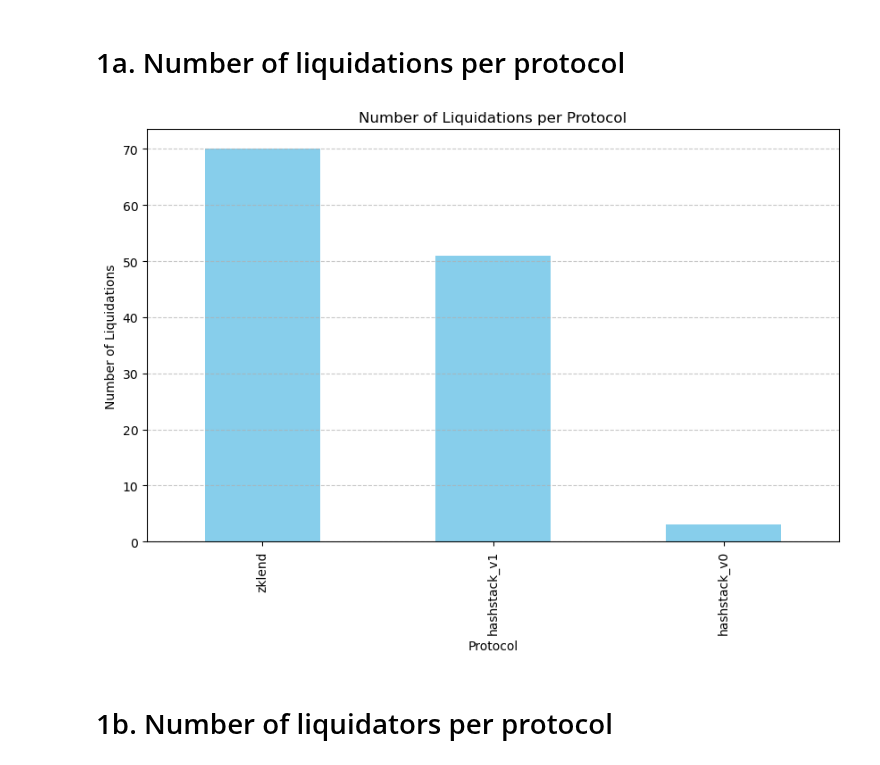
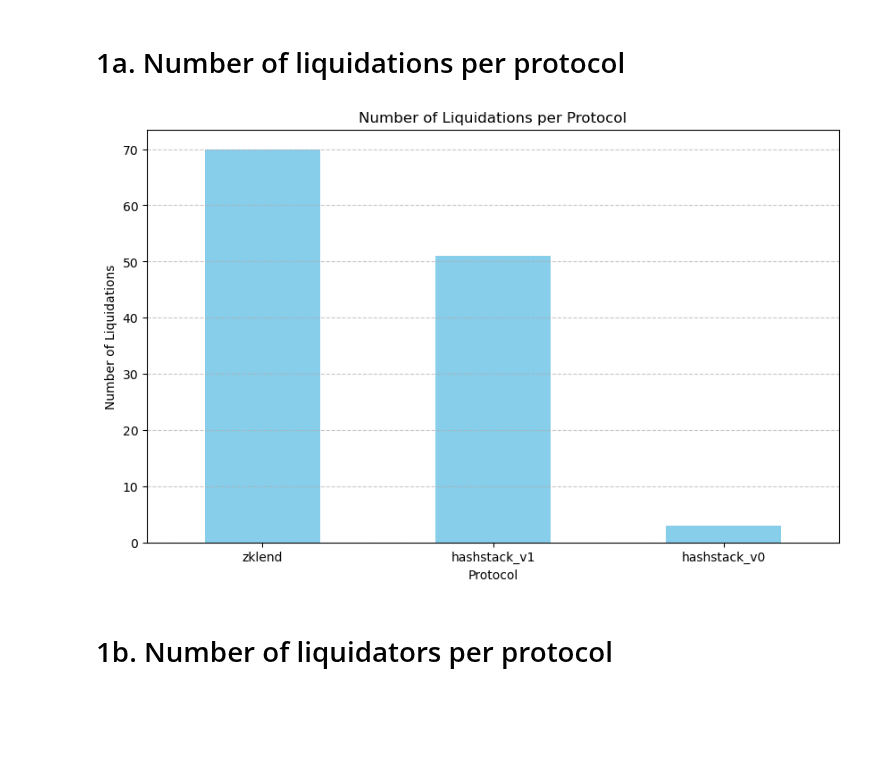
Before and after one commit to CarmineOptions/derisk-research, a Jupyter notebook: notebooks/Liquidators_data.ipynb, the cells around one changed output. Drawn from its saved outputs; the diff is of its cells as text; code cells hidden in the pictures; blank space fills up the shorter version.

```diff
--- a/notebooks/Liquidators_data.ipynb
+++ b/notebooks/Liquidators_data.ipynb
@@ -364,19 +195,14 @@ Index: []
 # 4. hashstack_v0
 
 # Liquidation events for the hashstack_v0 protocol
-filtered_df_hashstack_v0 = dataframes_protocol['hashstack_v0']
-filtered_df_hashstack_v0 = filtered_df_hashstack_v0[filtered_df_hashstack_v0["key_name"] == 'liquidated']
-# print(list(filtered_df_hashstack_v0["transaction_hash"]))
+filtered_df_hashstack_v0 = combined_protocols_df.loc[
+    (combined_protocols_df['Protocol'] == 'hashstack_v0') &
+    (combined_df["key_name"] == 'liquidated')]
 
-def gethashstackv0Liquidator(row):
-#     print(row['data'])
-    print(json.loads(row['data'])[4])
+def get_hashstackv0_liquidation_data(row):
     row['liquidator'] = json.loads(row['data'])[14]
     row['debt_face_amount'] = json.loads(row['data'])[4]
     row['debt_token'] = json.loads(row['data'])[2]
     return row
 
-filtered_df_hashstack_v0 = filtered_df_hashstack_v0.apply(gethashstackv0Liquidator, axis=1)
-
-# No liquidations found, i.e. the transaction_hash doesnt match for the burn events. Therefore, cannot be categorised
-# as liquidation event
+filtered_df_hashstack_v0 = filtered_df_hashstack_v0.apply(get_hashstackv0_liquidation_data, axis=1)
@@ -392,16 +214,13 @@ filtered_df_hashstack_v0 = filtered_df_hashstack_v0.apply(gethashstackv0Liquidat
 # If liquidation event was known, actual liquidator would have known. Here I assumed the loan reciever as the liquidator.
 
 # Liquidation events for the hashstack_v1 protocol
-filtered_df_hashstack_v1 = dataframes_protocol['hashstack_v1']
-# print(list(filtered_df_hashstack_v1["transaction_hash"]))
+filtered_df_hashstack_v1 = combined_protocols_df.loc[(combined_protocols_df['Protocol'] == 'hashstack_v1')]
 
 filtered_df_hashstack_v1_repaid = filtered_df_hashstack_v1[filtered_df_hashstack_v1["key_name"] == 'loan_repaid' ]
 filtered_df_hashstack_v1_transferred = filtered_df_hashstack_v1[filtered_df_hashstack_v1["key_name"] == 'loan_transferred' ]
-# print(list(filtered_df_hashstack_v1['transaction_hash']))
 
-# address is dToken (e.g. dBTC)
-# underlying_asset is token used to give loan in (i.e. BTC)
-
+# key is dToken (e.g. dBTC)
+# value is token used to give loan in (i.e. BTC)
 hashstack_debt_token_to_underlying_map = {
     '0x2614c784267d2026042ab98588f90efbffaade8982567e93530db4ed41201cf': '0x3fe2b97c1fd336e750087d68b9b867997fd64a2661ff3ca5a7c771641e8e7ac',
     '0x1ef7f9f8bf01678dc6d27e2c26fb7e8eac3812a24752e6a1d6a49d153bec9f3': '0x49d36570d4e46f48e99674bd3fcc84644ddd6b96f7c741b1562b82f9e004dc7',
@@ -413,8 +232,7 @@ hashstack_debt_token_to_underlying_map = {
 }
 
 # from loan_repaid event
-def gethashstackv1debt(row):
-#     print(json.loads(row['data'])[2])
+def get_hashstackv1_debt(row):
     row['debt_face_amount'] = json.loads(row['data'])[29]
     dToken = json.loads(row['data'])[2]
     row['debt_token'] = hashstack_debt_token_to_underlying_map[dToken]
@@ -422,25 +240,19 @@ def gethashstackv1debt(row):
     return row
 
 # from loan_transffered event
-def gethashstackv1Liquidator(row):
-#     print(json.loads(row['data'])[0])
+def get_hashstackv1_liquidator(row):
     row['loan_id'] = json.loads(row['data'])[0]
     row['liquidator'] = json.loads(row['data'])[2]
     return row
 
-filtered_df_hashstack_v1_repaid = filtered_df_hashstack_v1_1.apply(gethashstackv1debt, axis=1) # loan_repaid event
-filtered_df_hashstack_v1_transferred = filtered_df_hashstack_v1_2.apply(gethashstackv1Liquidator, axis=1) # loan_transferred event
-print(filtered_df_hashstack_v1_repaid.shape)
-print(filtered_df_hashstack_v1_transferred.shape)
-
+filtered_df_hashstack_v1_repaid = filtered_df_hashstack_v1_repaid.apply(get_hashstackv1_debt, axis=1) # loan_repaid event
+filtered_df_hashstack_v1_transferred = filtered_df_hashstack_v1_transferred.apply(get_hashstackv1_liquidator, axis=1) # loan_transferred event
 
 # Assuming filtered_df_hashstack_v1_repaid and filtered_df_hashstack_v1_transferred are defined and processed
 # Merge the dataframes on the 'loan_id' column
 common_loanid_df = pd.merge(filtered_df_hashstack_v1_repaid, filtered_df_hashstack_v1_transferred, on='loan_id', suffixes=('_repaid', '_transferred'))
 
 # Display the shape and first few rows of the new dataframe
-print("commonid",common_loanid_df.shape)
-# print(common_loanid_df.head())
 
 # Optional: Verify the number of unique loan_id values to ensure there are 51 common loan_ids
 # print("Number of unique loan_ids in the merged dataframe:", common_loans_df['loan_id'].nunique())
@@ -457,5 +269,3 @@ common_loanid_df['transaction_hash'] = common_loanid_df['transaction_hash_repaid
 common_loanid_df = common_loanid_df.drop(columns=['transaction_hash_repaid', 'transaction_hash_transferred'])
 # Display the resulting dataframe
 filtered_df_hstk_v1 = common_loanid_df
-print(filtered_df_hstk_v1.columns)
-print(list[filtered_df_hstk_v1["transaction_hash"].shape])
@@ -489,19 +285,18 @@ vertical_stack = pd.concat(
 # %%
 # Calculate the number of liquidations per protocol
 liquidation_counts = vertical_stack['Protocol'].value_counts()
 # Plot the number of liquidations per protocol
 plt.figure(figsize=(10, 6))
 liquidation_counts.plot(kind='bar', color='skyblue')
 plt.title('Number of Liquidations per Protocol')
 plt.xlabel('Protocol')
 plt.ylabel('Number of Liquidations')
-# plt.xticks(rotation=45)
+plt.xticks(rotation=0)
 plt.grid(axis='y', linestyle='--', alpha=0.7)
-
 # Show the plot
 plt.show()
 # %% [output]
-[figure, old version]
+[figure, new version]
 # %% [markdown]
 # 1b. Number of liquidators per protocol
 # %%
```
Also changed, not shown: parts of 23 cells of this notebook, 1 other file.
